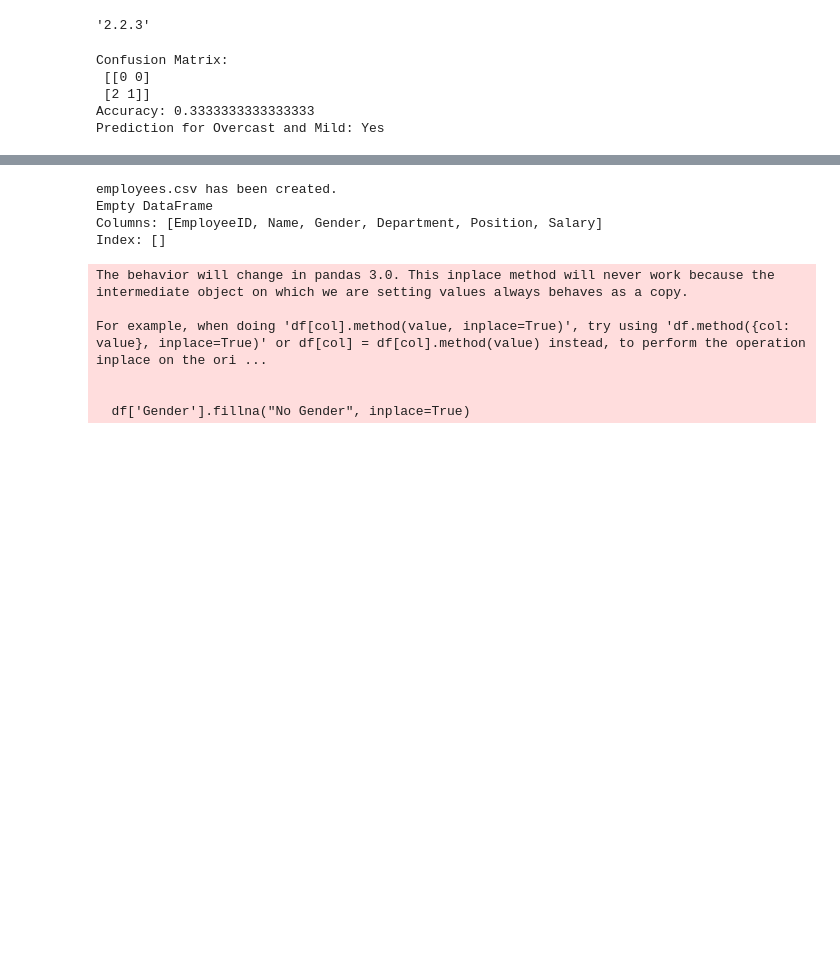
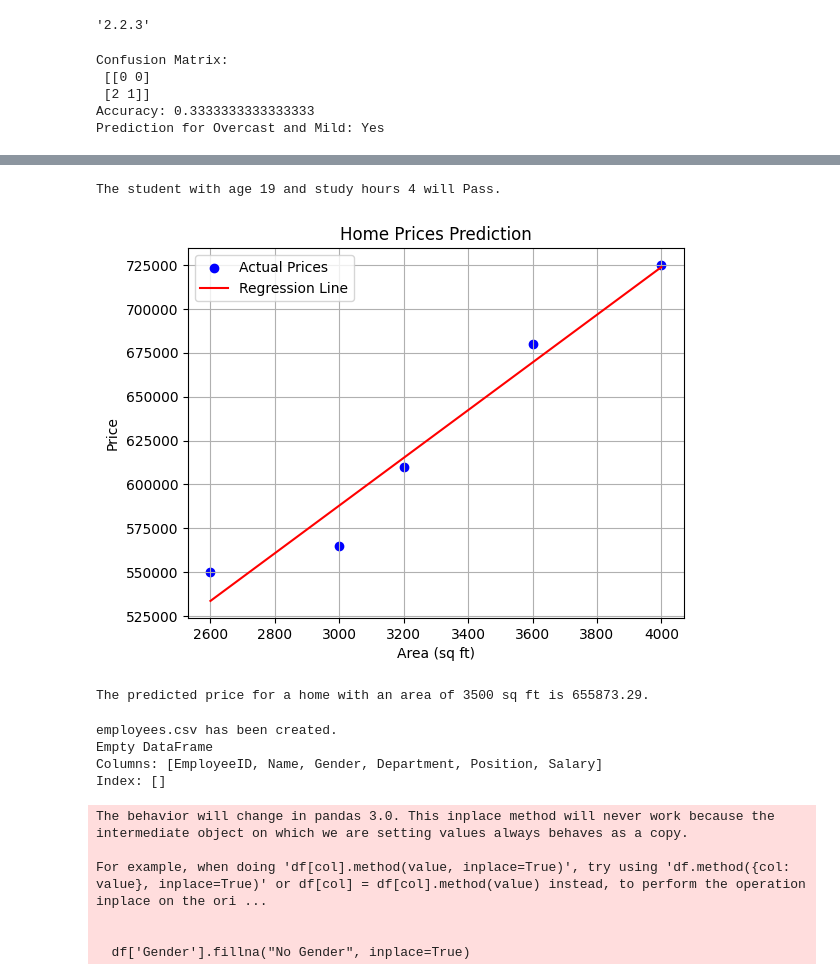
Before and after one commit to anasparacha85/AILABS, a Jupyter notebook: Anaslab2.ipynb, the cells around one changed output, grey strips where cells are left out. Saved outputs shown, nothing was run; the diff lists cells and outputs as text; code cells hidden in the pictures; blank space fills up the shorter version.

```diff
--- a/Anaslab2.ipynb
+++ b/Anaslab2.ipynb
@@ -94,0 +257,72 @@ print("Predicted class for query instance:", prediction)
+# %%
+import numpy as np
+from sklearn.tree import DecisionTreeClassifier
+from sklearn.preprocessing import LabelEncoder
+
+# Dataset: Age, Study Hours, Test Score, Pass/Fail
+age = np.array([18, 20, 22, 19, 21, 23, 20, 18])
+study_hours = np.array([5, 3, 8, 2, 6, 9, 4, 3])
+test_score = np.array([55, 45, 75, 40, 60, 85, 50, 30])
+
+# Convert Pass/Fail to numeric labels: Pass = 1, Fail = 0
+pass_fail = np.array(["Pass", "Fail", "Pass", "Fail", "Pass", "Pass", "Pass", "Fail"])
+
+label_encoder = LabelEncoder()
+encoded_pass_fail = label_encoder.fit_transform(pass_fail)  # Pass: 1, Fail: 0
+
+# Combine features into a single 2D numpy array (X)
+X = np.column_stack((age, study_hours))
+
+# Create and train the Decision Tree classifier
+classifier = DecisionTreeClassifier()
+classifier.fit(X, encoded_pass_fail)
+
+# Predict for a new student with age = 19 and study_hours = 4
+new_student = np.array([[19, 4]])
+prediction = classifier.predict(new_student)
+
+# Decode the predicted label back to "Pass"/"Fail"
+predicted_result = label_encoder.inverse_transform(prediction)[0]
+
+# Display the result
+print(f"The student with age 19 and study hours 4 will {predicted_result}.")
+# %% [output]
+The student with age 19 and study hours 4 will Pass.
+# %%
+import pandas as pd
+import numpy as np
+from sklearn.linear_model import LinearRegression
+import matplotlib.pyplot as plt
+
+# Step 1: Load the dataset from the .xlsx file
+# Replace 'homeprices.xlsx' with your actual file path
+data = pd.read_excel("homeprices.xlsx")
+
+# Step 2: Prepare the features (Area) and target (Price)
+X = data[['Area']].values  # Features (2D array)
+y = data['Price'].values   # Target (1D array)
+
+# Step 3: Create and train the Linear Regression model
+model = LinearRegression()
+model.fit(X, y)
+
+# Step 4: Predict prices for the areas in the dataset
+predicted_prices = model.predict(X)
+
+# Step 5: Visualize the data and the regression line
+plt.scatter(X, y, color='blue', label='Actual Prices')  # Plot actual data points
+plt.plot(X, predicted_prices, color='red', label='Regression Line')  # Plot regression line
+plt.title('Home Prices Prediction')
+plt.xlabel('Area (sq ft)')
+plt.ylabel('Price')
+plt.legend()
+plt.grid(True)
+plt.show()
+
+# Step 6: Predict price for a new area (e.g., 3500 sq ft)
+new_area = np.array([[3500]])  # Replace with the desired area
+predicted_price_for_new_area = model.predict(new_area)
+print(f"\nThe predicted price for a home with an area of 3500 sq ft is {predicted_price_for_new_area[0]:.2f}.")
+# %% [output]
+[figure, added]
+The predicted price for a home with an area of 3500 sq ft is 655873.29.
```
Also changed, not shown: parts of 5 cells of this notebook, 3 other files.
